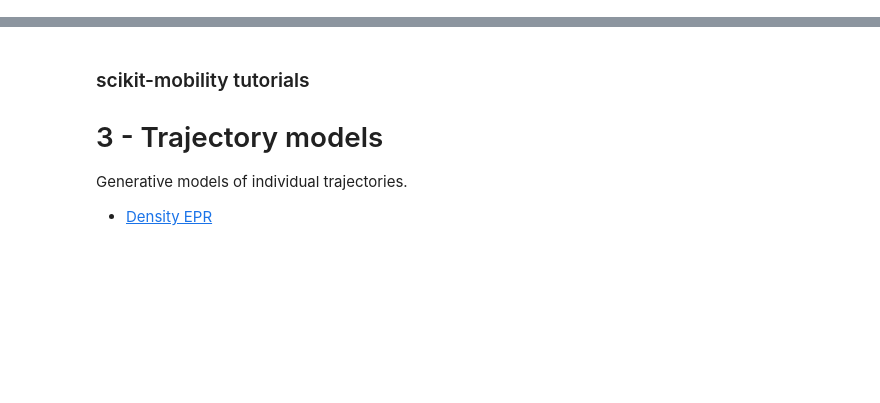
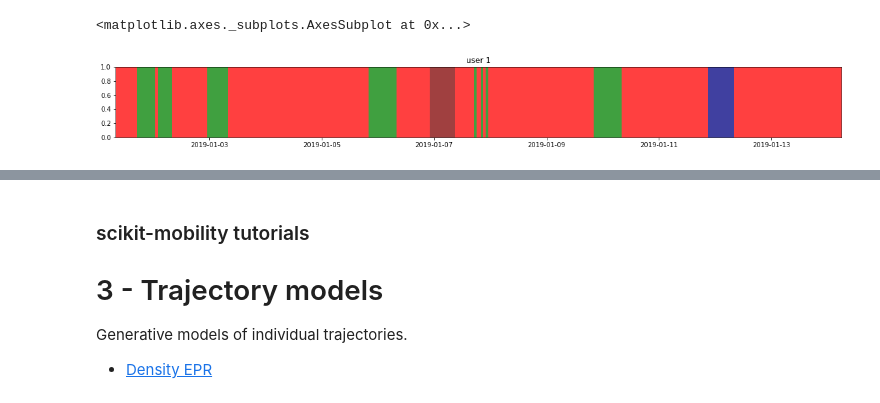
Before and after one commit to scikit-mobility/scikit-mobility, a Jupyter notebook: tutorial/3_trajectory_models_skmob_tutorial.ipynb, the cells around one changed output, grey strips where cells are left out. Saved outputs shown, nothing was run; the diff lists cells and outputs as text; code cells hidden in the pictures; blank space fills up the shorter version.

```diff
--- a/tutorial/3_trajectory_models_skmob_tutorial.ipynb
+++ b/tutorial/3_trajectory_models_skmob_tutorial.ipynb
@@ -0,0 +33,7 @@
+# %%
+start_time = pd.to_datetime('2019/01/01 08:00:00')
+end_time = pd.to_datetime('2019/01/14 08:00:00')
+depr = DensityEPR()
+# %%
+tdf = depr.generate(start_time, end_time, tessellation, relevance_column='population',
+                    n_agents=3, od_matrix=None, verbose=True)
@@ -0,0 +42,3 @@
+# %%
+dtdf = detection.stops(tdf)
+ctdf = clustering.cluster(dtdf)
@@ -0,0 +51,5 @@
+# %%
+ctdf.plot_diary(user=1)
+# %% [output]
+<matplotlib.axes._subplots.AxesSubplot at 0x...>
+[figure, added]
```
Also changed, not shown: parts of 10 cells of this notebook, 6 other files.
